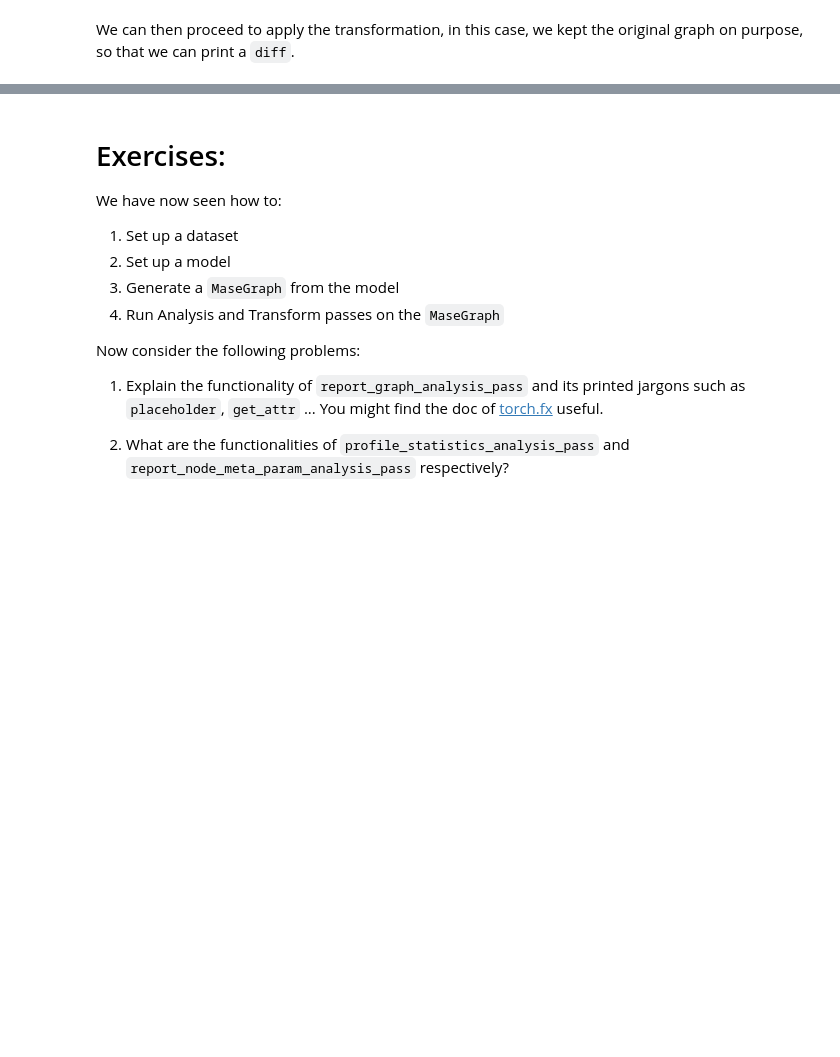
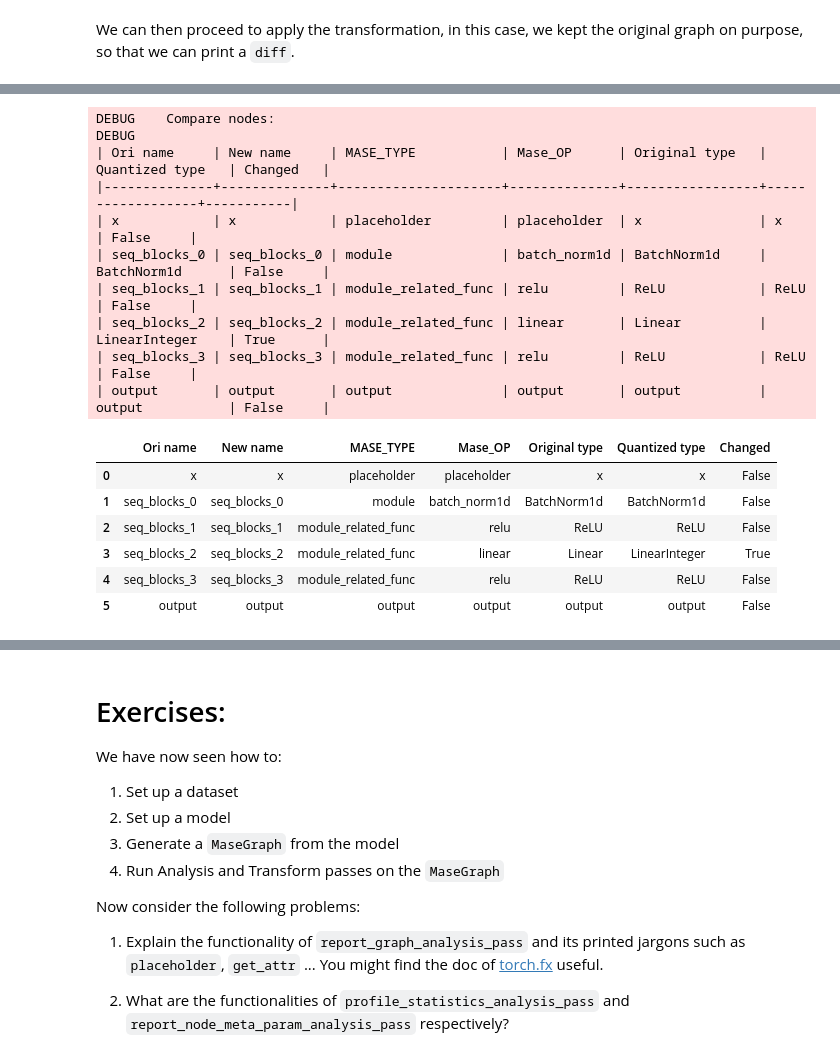
Before and after one commit to JaredJoss/mase, a Jupyter notebook: docs/labs/lab2.ipynb, the cells around one changed output, grey strips where cells are left out. Saved outputs shown, nothing was run; the diff lists cells and outputs as text; code cells hidden in the pictures; blank space fills up the shorter version.

```diff
--- a/docs/labs/lab2.ipynb
+++ b/docs/labs/lab2.ipynb
@@ -274,3 +290,24 @@ INFO
 | ReLU            | relu         |       2 |         0 |           2 |
 | output          | output       |       1 |         0 |           1 |
 | x               | placeholder  |       1 |         0 |           1 |
+# %%
+from chop.passes.graph.transforms.quantize.summary import graph_iterator_compare_nodes
+graph_iterator_compare_nodes(ori_mg, mg)
+# %% [output]
+DEBUG    Compare nodes:
+DEBUG
+| Ori name     | New name     | MASE_TYPE           | Mase_OP      | Original type   | Quantized type   | Changed   |
+|--------------+--------------+---------------------+--------------+-----------------+------------------+-----------|
+| x            | x            | placeholder         | placeholder  | x               | x                | False     |
+| seq_blocks_0 | seq_blocks_0 | module              | batch_norm1d | BatchNorm1d     | BatchNorm1d      | False     |
+| seq_blocks_1 | seq_blocks_1 | module_related_func | relu         | ReLU            | ReLU             | False     |
+| seq_blocks_2 | seq_blocks_2 | module_related_func | linear       | Linear          | LinearInteger    | True      |
+| seq_blocks_3 | seq_blocks_3 | module_related_func | relu         | ReLU            | ReLU             | False     |
+| output       | output       | output              | output       | output          | output           | False     |
+|  | Ori name | New name | MASE_TYPE | Mase_OP | Original type | Quantized type | Changed |
+| 0 | x | x | placeholder | placeholder | x | x | False |
+| 1 | seq_blocks_0 | seq_blocks_0 | module | batch_norm1d | BatchNorm1d | BatchNorm1d | False |
+| 2 | seq_blocks_1 | seq_blocks_1 | module_related_func | relu | ReLU | ReLU | False |
+| 3 | seq_blocks_2 | seq_blocks_2 | module_related_func | linear | Linear | LinearInteger | True |
+| 4 | seq_blocks_3 | seq_blocks_3 | module_related_func | relu | ReLU | ReLU | False |
+| 5 | output | output | output | output | output | output | False |
```
Also changed, not shown: parts of 18 cells of this notebook.
